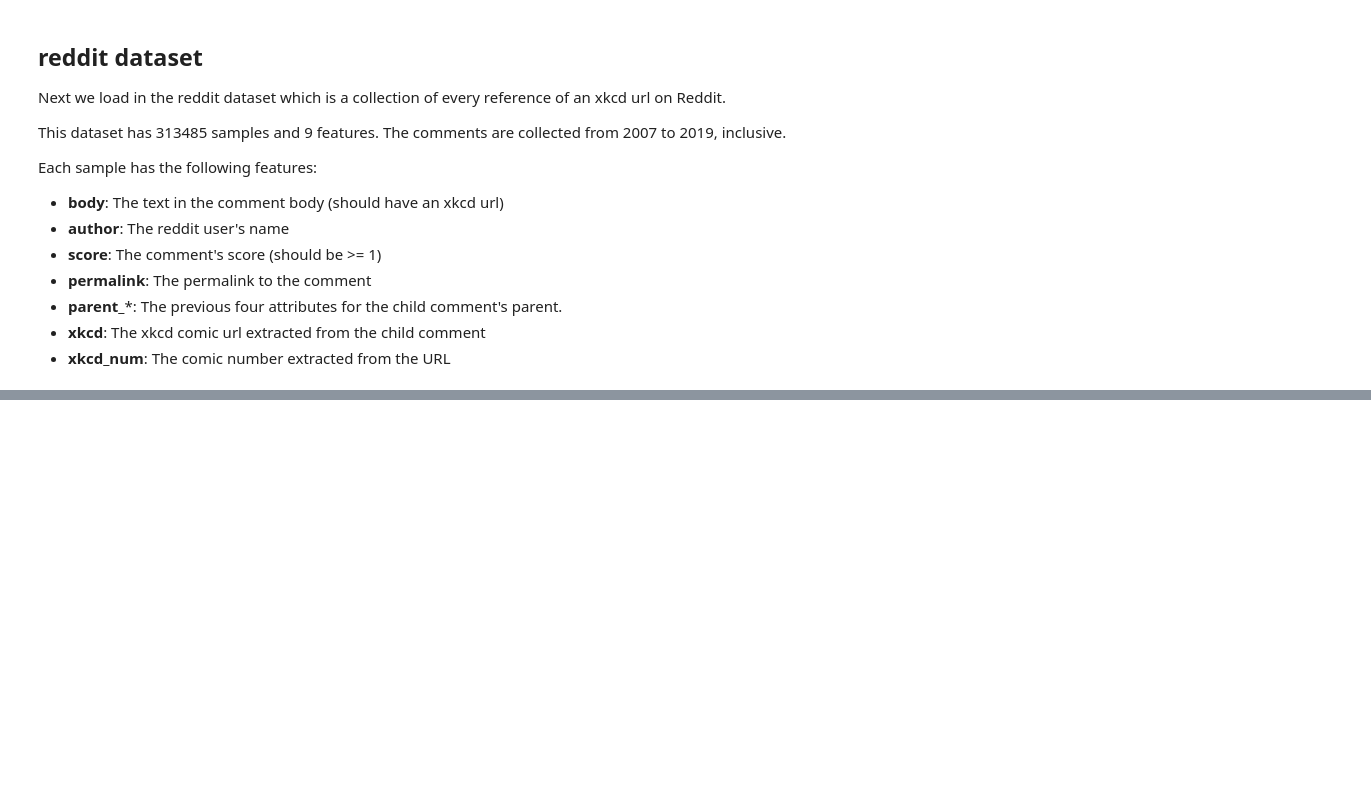
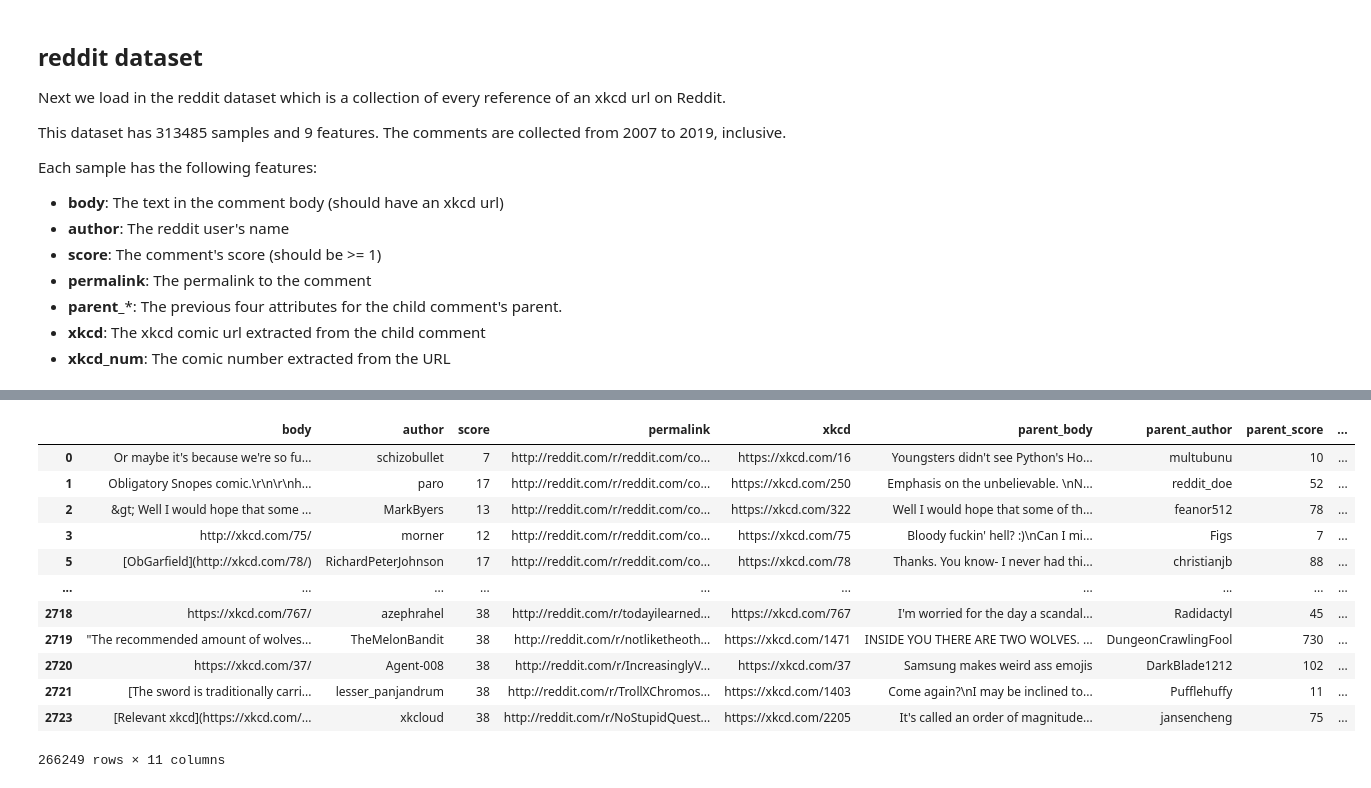
Before and after one commit to adithyabsk/relevant_xkcd, a Jupyter notebook: analysis.ipynb, the cells around one changed output, grey strips where cells are left out. Drawn from its saved outputs; the diff is of its cells as text; code cells hidden in the pictures; blank space fills up the shorter version.

```diff
--- a/analysis.ipynb
+++ b/analysis.ipynb
@@ -125,23 +149,34 @@ reddit_df = reddit_df[~(
         | reddit_df["parent_body"].isnull()
         | reddit_df["body"].isnull()
 )]
-# remove malformed row
-reddit_df = reddit_df.drop(index=52737)
+
+# # Cannot remove individual rows in dask
+# # remove malformed row
+# reddit_df = reddit_df.drop(labels=[52737], axis=1)
+
 # Clean up multiple versions of URL to singular version
 # (i.e. m.xkcd, ending with slash, without slash, etc...)
 reddit_df["xkcd"] = reddit_df["xkcd"].apply(
-    lambda url: "https://xkcd.com/" + URL(url).path.replace("/", "")
+    lambda url: "https://xkcd.com/" + URL(url).path.replace("/", ""), meta=str
 )
 # Drop invalid comic numbers
 # the convert_dtype=False is required here because some annoying people used invalid URLs
 # with really large numbers
-mask = reddit_df["xkcd"].apply(
-    lambda url: int(URL(url).path[1:]) < CURR_MAX_COMIC, convert_dtype=False
-).values.astype(bool)
-reddit_df = reddit_df[mask]
+reddit_df["xkcd_url_type"] = reddit_df["xkcd"].apply(lambda url: URL(url), meta=URL)
+
+def convert_to_num(url):
+    url_num = int(url.path[1:])
+    if url_num < 1 or url_num > CURR_MAX_COMIC:
+        return -1
+    else:
+        return url_num
 
 # Add URL --> number column
-reddit_df["xkcd_num"] = reddit_df["xkcd"].apply(lambda url: int(URL(url).path[1:]))
+reddit_df["xkcd_num"] = reddit_df["xkcd_url_type"].apply(convert_to_num, meta=int)
+reddit_df = reddit_df[
+    (reddit_df["xkcd_num"] > 0)
+    & ~reddit_df["xkcd_num"].isnull()
+]
 
 # naive remove samples with xkcd in parent
 # likely over fit signal (e.g. reminds of this specific xkcd 33)
@@ -153,10 +188,9 @@ def strip_markdown(sample):
     return ''.join(BeautifulSoup(html).findAll(text=True))
 
 # strip markdown from text
-reddit_df["body"] = reddit_df["body"].apply(strip_markdown)
-reddit_df["parent_body"] = reddit_df["parent_body"].apply(strip_markdown)
+# technically we don't use the child body comment so we don't have to do this
+# reddit_df["body"] = reddit_df["body"].apply(unmark, meta=str)
+reddit_df["parent_body"] = reddit_df["parent_body"].apply(strip_markdown, meta=str)
 
-# reset index numbering
-reddit_df.reset_index(drop=True, inplace=True)
-print(len(reddit_df))
+reddit_df.compute()
 # %% [output]
@@ -166 +199,14 @@ Wall time: 30.8 s
+|  | body | author | score | permalink | xkcd | parent_body | parent_author | parent_score | ... |
+| 0 | Or maybe it's because we're so fu... | schizobullet | 7 | http://reddit.com/r/reddit.com/co... | https://xkcd.com/16 | Youngsters didn't see Python's Ho... | multubunu | 10 | ... |
+| 1 | Obligatory Snopes comic.\r\n\r\nh... | paro | 17 | http://reddit.com/r/reddit.com/co... | https://xkcd.com/250 | Emphasis on the unbelievable. \nN... | reddit_doe | 52 | ... |
+| 2 | &gt; Well I would hope that some ... | MarkByers | 13 | http://reddit.com/r/reddit.com/co... | https://xkcd.com/322 | Well I would hope that some of th... | feanor512 | 78 | ... |
+| 3 | http://xkcd.com/75/ | morner | 12 | http://reddit.com/r/reddit.com/co... | https://xkcd.com/75 | Bloody fuckin' hell? :)\nCan I mi... | Figs | 7 | ... |
+| 5 | [ObGarfield](http://xkcd.com/78/) | RichardPeterJohnson | 17 | http://reddit.com/r/reddit.com/co... | https://xkcd.com/78 | Thanks. You know- I never had thi... | christianjb | 88 | ... |
+| ... | ... | ... | ... | ... | ... | ... | ... | ... | ... |
+| 2718 | https://xkcd.com/767/ | azephrahel | 38 | http://reddit.com/r/todayilearned... | https://xkcd.com/767 | I'm worried for the day a scandal... | Radidactyl | 45 | ... |
+| 2719 | "The recommended amount of wolves... | TheMelonBandit | 38 | http://reddit.com/r/notliketheoth... | https://xkcd.com/1471 | INSIDE YOU THERE ARE TWO WOLVES. ... | DungeonCrawlingFool | 730 | ... |
+| 2720 | https://xkcd.com/37/ | Agent-008 | 38 | http://reddit.com/r/IncreasinglyV... | https://xkcd.com/37 | Samsung makes weird ass emojis | DarkBlade1212 | 102 | ... |
+| 2721 | [The sword is traditionally carri... | lesser_panjandrum | 38 | http://reddit.com/r/TrollXChromos... | https://xkcd.com/1403 | Come again?\nI may be inclined to... | Pufflehuffy | 11 | ... |
+| 2723 | [Relevant xkcd](https://xkcd.com/... | xkcloud | 38 | http://reddit.com/r/NoStupidQuest... | https://xkcd.com/2205 | It's called an order of magnitude... | jansencheng | 75 | ... |
+266249 rows × 11 columns
 # %%
```
Also changed, not shown: parts of 24 cells of this notebook, 5 other files.
